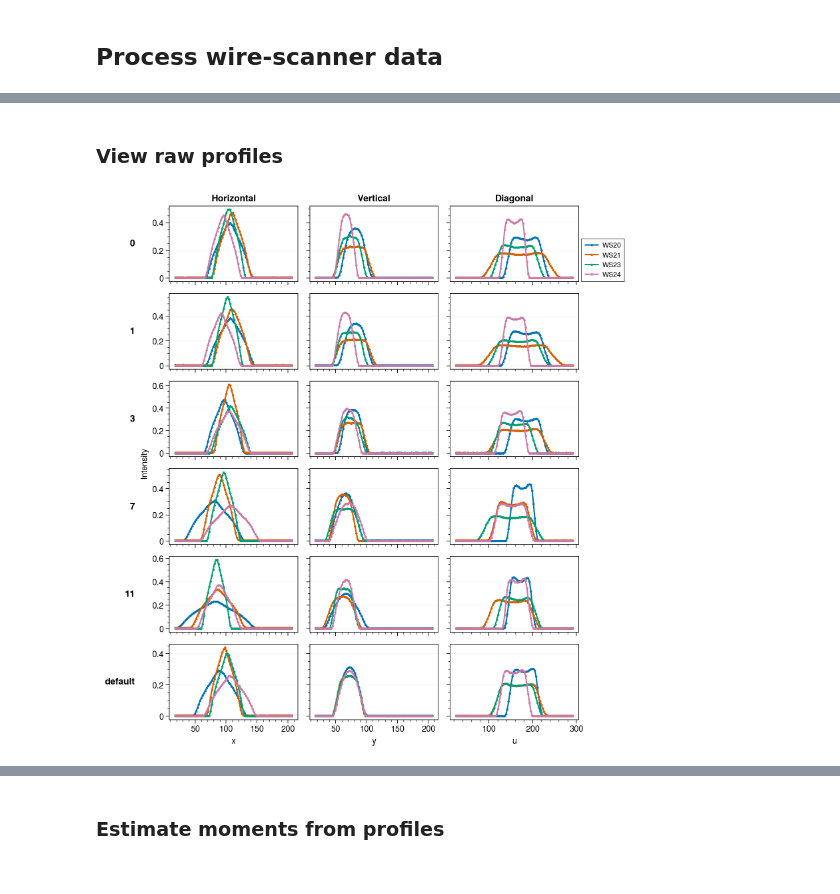
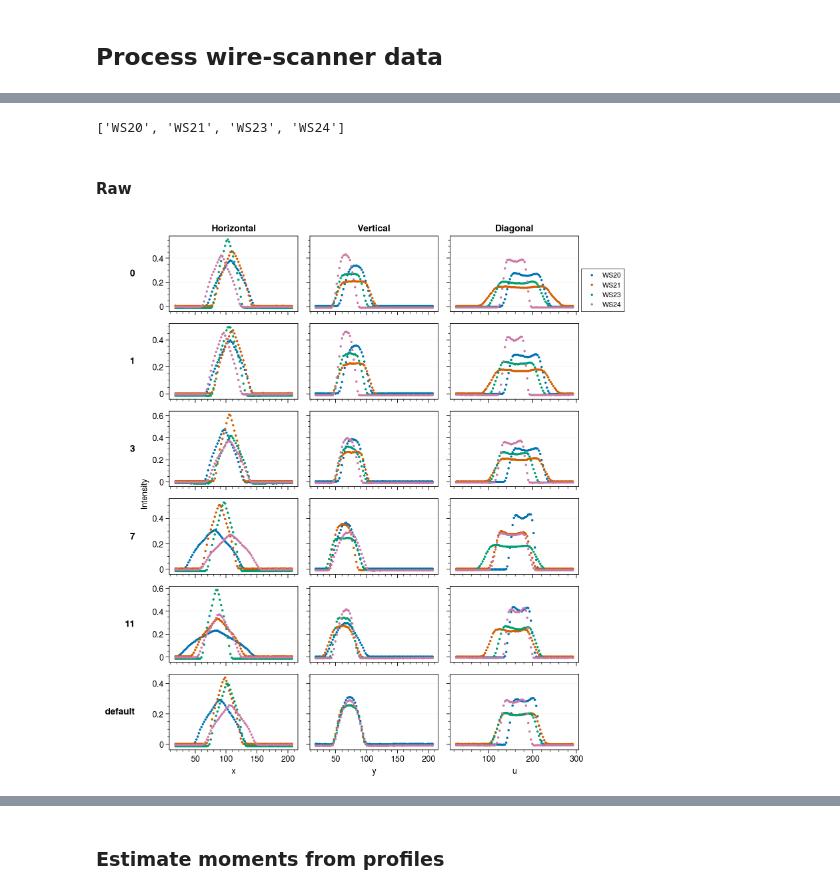
Before and after one commit to austin-hoover/emittance-measurement, a Jupyter notebook: rtbt_emittance_scan/_saved/2021-05-31/analysis.ipynb, the cells around one changed output, grey strips where cells are left out. Cells and saved outputs as stored; diff of their text form; code cells hidden in the pictures.

```diff
--- a/rtbt_emittance_scan/_saved/2021-05-31/analysis.ipynb
+++ b/rtbt_emittance_scan/_saved/2021-05-31/analysis.ipynb
@@ -110,5 +110,5 @@ for filename in utils.list_files('./', join=False):
         continue
     index = int(filename.split('.pta')[0].split('_')[-1])
     filenames_and_indices.append([filename, index])
-filenames_and_indices = sorted(filenames_and_indices, key=lambda item: item[0])
+filenames_and_indices = sorted(filenames_and_indices, key=lambda item: item[1])
 filenames, _ = zip(*filenames_and_indices)
@@ -118,0 +133,6 @@ filenames.append('WireAnalysisFmt-2021.05.31_21.08.18_default.pta.txt')
+# %%
+def line_to_float_list(line):
+    return [float(string) for string in line.split()]
+
+def lines_to_float_array(lines):
+    return np.array([line_to_float_list(line) for line in lines])
@@ -118,0 +209,2 @@ filenames.append('WireAnalysisFmt-2021.05.31_21.08.18_default.pta.txt')
+# %%
+profiles = [Profile(filename) for filename in filenames]
@@ -166,23 +239,48 @@ data_list[0]['WS20']
-# %% [markdown]
-### View raw profiles
 # %%
-n_meas = len(data_list)
-fig, axes = plot.subplots(nrows=n_meas, ncols=3, figsize=(8, 1.4*n_meas), spanx=False)
-plt_kws = dict(legend=False, marker='.', ms=3)
+def plot_profiles(profiles, ws_ids=None, show_fit=False, kws_raw=None, kws_fit=None, width=8, vscale=1.4):
+    if kws_raw is None:
+        kws_raw = dict()
+    if kws_fit is None:
+        kws_fit = dict()
+    kws_raw['legend'] = kws_fit['legend'] = False
+    kws_raw.setdefault('marker', '.')
+    kws_raw.setdefault('ms', 3)
+    kws_raw.setdefault('lw', 0)
+    kws_fit.setdefault('color', 'k')
+    kws_fit.setdefault('alpha', 0.2)
+    kws_fit.setdefault('zorder', 0)
 
-for i, data in enumerate(data_list):
-    for ws_id in ws_ids:
-        for ax, var in zip(axes[i, :], ['x', 'y', 'u']):
-            key1 = var + 'pos'
-            key2 = var + 'raw'
-            data[ws_id][[key1, key2]].plot(key1, ax=ax, **plt_kws)
-axes.format(ylabel='Intensity', grid=False,
-            toplabels=['Horizontal', 'Vertical', 'Diagonal'],
-            leftlabels=scan_indices + ['default'])
-axes[0, -1].legend(labels=ws_ids, fontsize='small', loc=(1.02, 0), ncols=1)
-for ax, label in zip(axes[-1, :], ['x', 'y', 'u']):
-    ax.format(xlabel=label)
-for ax in axes:
-    ax.grid(axis='y')
+    n_meas = len(profiles)
+    fig, axes = plot.subplots(nrows=n_meas, ncols=3, figsize=(width, vscale*n_meas), spanx=False)
+    for i, profile in enumerate(profiles):
+        if ws_ids is None:
+            ws_ids = profile.ws_ids
+        for ws_id in ws_ids:
+            for ax, var in zip(axes[i, :], ['x', 'y', 'u']):
+                pos_key, raw_key, fit_key = var + 'pos', var + 'raw', var + 'fit'
+                profile.data[ws_id][[pos_key, raw_key]].plot(pos_key, ax=ax, **plt_kws_raw)
+                if show_fit:
+                    profile.data[ws_id][[pos_key, fit_key]].plot(pos_key, ax=ax, **plt_kws_fit)
+    axes.format(ylabel='Intensity', grid=False,
+                toplabels=['Horizontal', 'Vertical', 'Diagonal'],
+                leftlabels=scan_indices + ['default'])
+    axes[0, -1].legend(labels=ws_ids, fontsize='small', loc=(1.02, 0), ncols=1)
+    for ax, label in zip(axes[-1, :], ['x', 'y', 'u']):
+        ax.format(xlabel=label)
+    for ax in axes:
+        ax.grid(axis='y')
+    return axes
-# %% [output]
-[figure, removed]
+# %%
+ws_ids = profiles[0].ws_ids
+print(ws_ids)
+
+kws_raw = dict(legend=False, marker='.', ms=3, lw=0)
+kws_fit = dict(legend=False, color='k', alpha=0.2, zorder=0)
+# %% [output]
+['WS20', 'WS21', 'WS23', 'WS24']
+# %% [markdown]
+#### Raw
+# %%
+axes = plot_profiles(profiles, ws_ids, show_fit=False, kws_raw=kws_raw, kws_fit=kws_fit)
+# %% [output]
+[figure, added]
```
Also changed, not shown: parts of 27 cells of this notebook.
